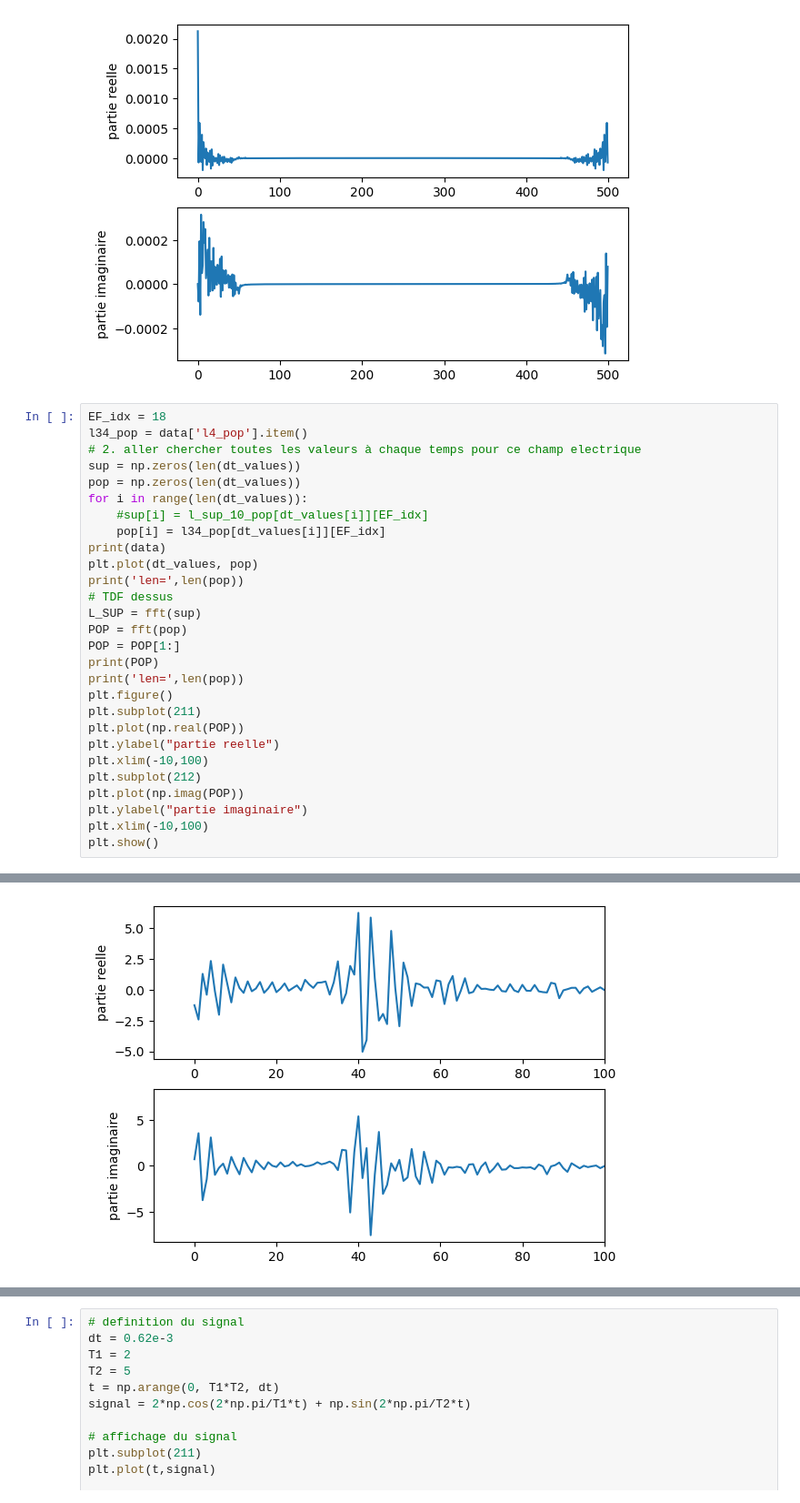
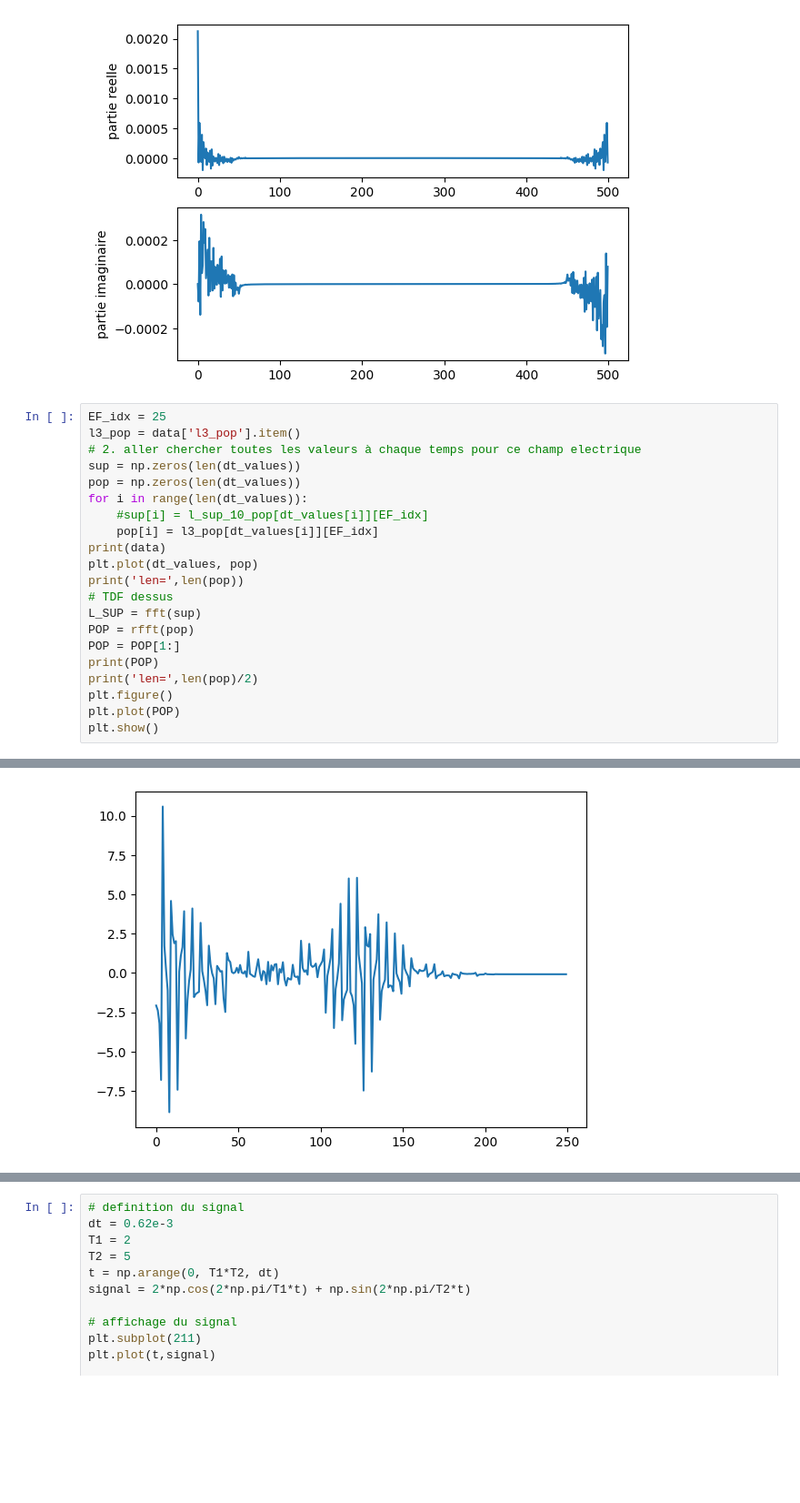
Before and after one commit to sdieden/Quantum-Control, a Jupyter notebook: fourier.ipynb, the cells around one changed output, grey strips where cells are left out. Shown at 91% size. Saved outputs shown, nothing was run; the diff lists cells and outputs as text; blank space fills up the shorter version.

```diff
--- a/fourier.ipynb
+++ b/fourier.ipynb
@@ -75,32 +75,25 @@ plt.show()
 # %% [output]
 [figure]
 # %%
-EF_idx = 18
-l34_pop = data['l4_pop'].item()
+EF_idx = 25
+l3_pop = data['l3_pop'].item()
 # 2. aller chercher toutes les valeurs à chaque temps pour ce champ electrique
 sup = np.zeros(len(dt_values))
 pop = np.zeros(len(dt_values))
 for i in range(len(dt_values)):
     #sup[i] = l_sup_10_pop[dt_values[i]][EF_idx]
-    pop[i] = l34_pop[dt_values[i]][EF_idx]
+    pop[i] = l3_pop[dt_values[i]][EF_idx]
 print(data)
 plt.plot(dt_values, pop)
 print('len=',len(pop))
 # TDF dessus
 L_SUP = fft(sup)
-POP = fft(pop)
+POP = rfft(pop)
 POP = POP[1:]
 print(POP)
-print('len=',len(pop))
+print('len=',len(pop)/2)
 plt.figure()
-plt.subplot(211)
-plt.plot(np.real(POP))
-plt.ylabel("partie reelle")
-plt.xlim(-10,100)
-plt.subplot(212)
-plt.plot(np.imag(POP))
-plt.ylabel("partie imaginaire")
-plt.xlim(-10,100)
+plt.plot(POP)
 plt.show()
 # %% [output]
 NpzFile 'Plot/resultats_multi_dt_lin2025-05-14 16:11:22.900820.npz' with keys: dt_values, amplitudes, l0_pop, l1_pop, l2_pop...
@@ -124,3 +117,3 @@ len= 500
-[figure, old version]
+[figure, new version]
 # %%
 dt_signal = 0.062e-10
```
Also changed, not shown: parts of 2 cells of this notebook, 2 other files.
